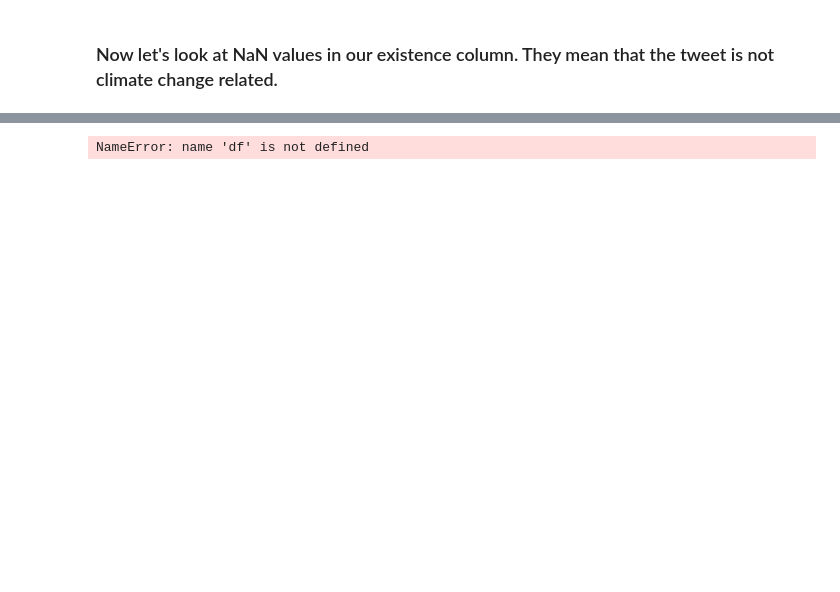
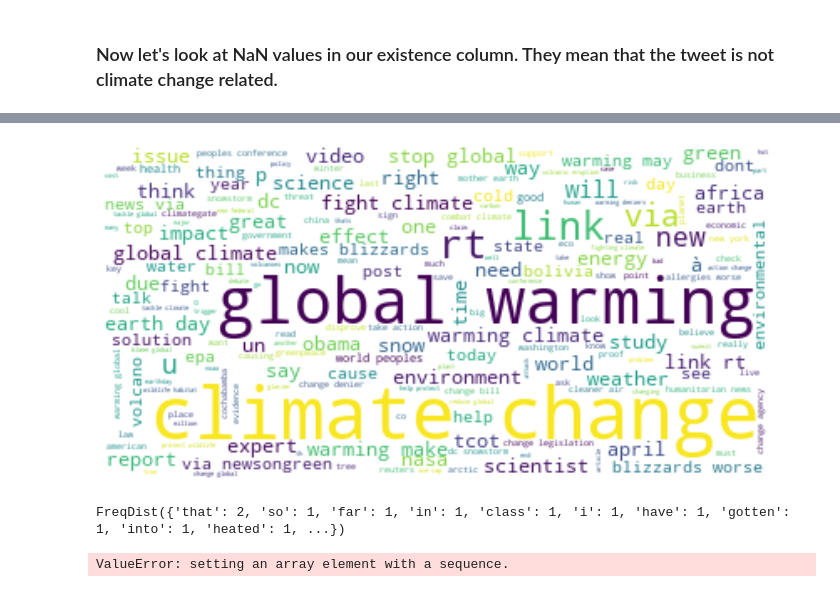
Before and after one commit to pleasecallmejax/NLP-Sentiment-Classification, a Jupyter notebook: Preliminary EDA Notebook.ipynb, the cells around one changed output, grey strips where cells are left out. Cells and saved outputs as stored; diff of their text form; code cells hidden in the pictures; blank space fills up the shorter version.

```diff
--- a/Preliminary EDA Notebook.ipynb
+++ b/Preliminary EDA Notebook.ipynb
@@ -188,0 +281,14 @@ unique_df.existence.isna().sum()
+# %%
+wc = WordCloud(
+    background_color='white',
+    max_words=200,
+)
+# generate the word cloud
+wc.generate(believer)
+
+plt.figure(figsize=(12,10))
+plt.imshow(wc, interpolation='bilinear')
+plt.axis('off')
+plt.show()
+# %% [output]
+[figure, added]
@@ -188,0 +297,6 @@ unique_df.existence.isna().sum()
+# %%
+
+example_freq_dist = FreqDist(unique_df.iloc[100]['new_tweets'][:20])
+example_freq_dist
+# %% [output]
+FreqDist({'that': 2, 'so': 1, 'far': 1, 'in': 1, 'class': 1, 'i': 1, 'have': 1, 'gotten': 1, 'into': 1, 'heated': 1, ...})
@@ -189,6 +305,12 @@ unique_df.existence.isna().sum()
 # %%
-X = df.drop('label', axis=1)
-y = df['label']
+y = unique_df['target'].copy()
+X = X.drop('target', axis=1).copy()
+
 X_train, X_test, y_train, y_test = train_test_split(X, y, random_state=1, stratify=y)
+model=MultinomialNB()
+model.fit(X_train,y_train)
+y_pred=model.predict(X_test)
+print(accuracy_score(y_test,y_pred))
+#print(X_train.toarray()[:2])
 # %% [output]
-NameError: name 'df' is not defined
+ValueError: setting an array element with a sequence.
```
Also changed, not shown: parts of 24 cells of this notebook, 2 other files.
